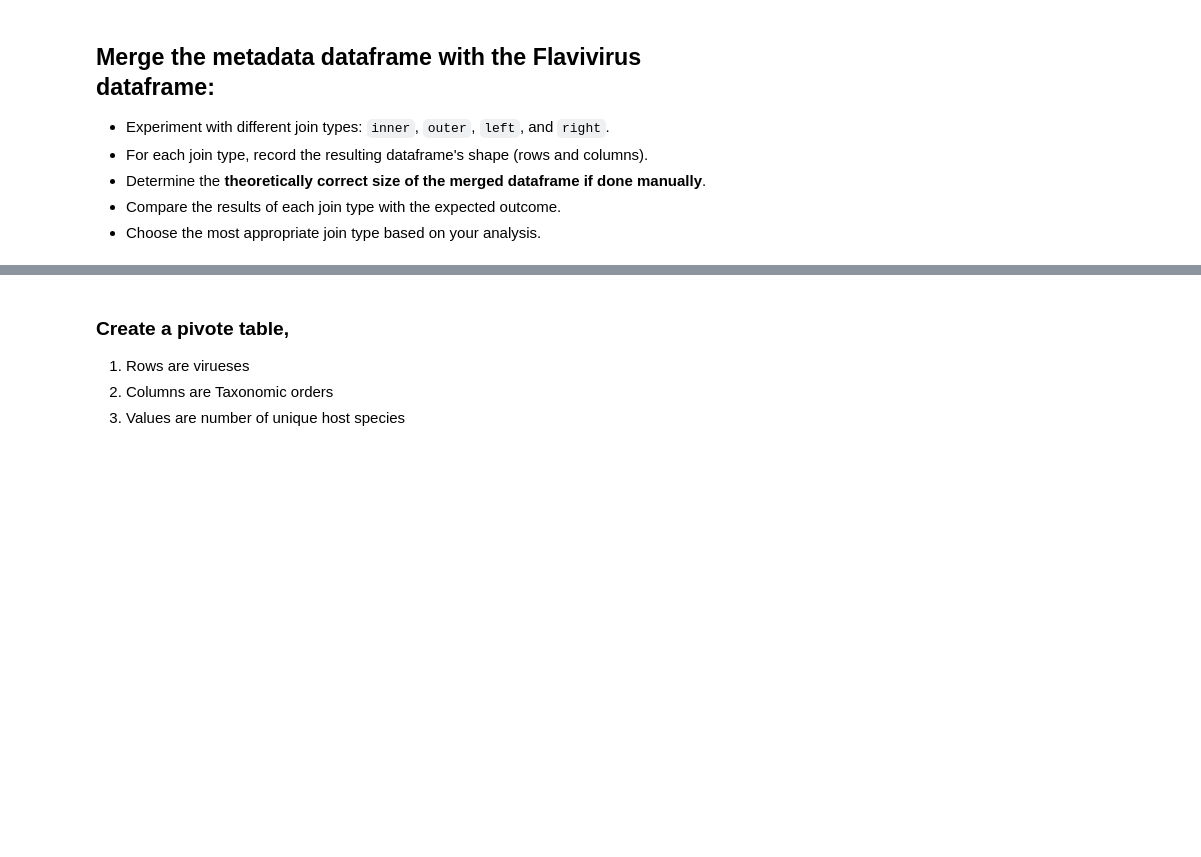
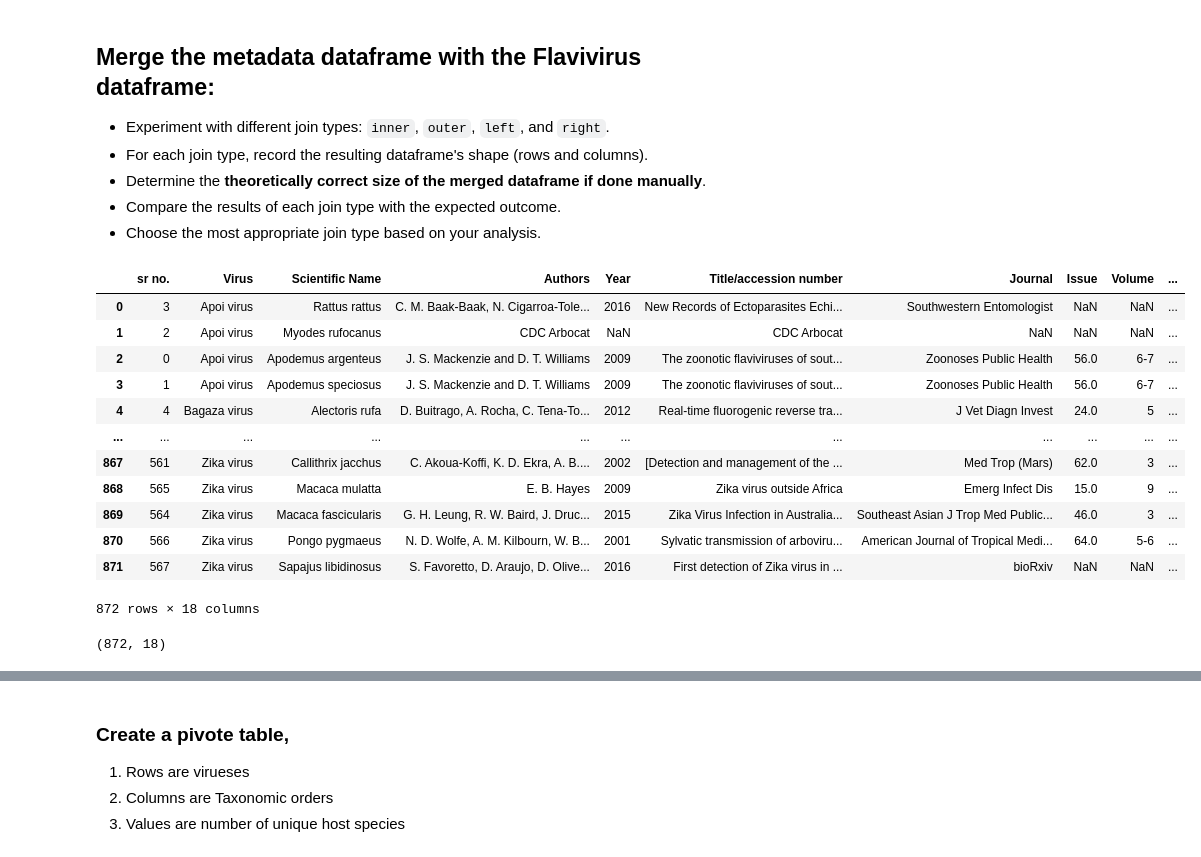
Before and after one commit to smlicciardello-svg/MPM_200_Licciardello, a Jupyter notebook: Code/assignment_9_database_management.ipynb, the cells around one changed output, grey strips where cells are left out. Cells and saved outputs as stored; diff of their text form; code cells hidden in the pictures; blank space fills up the shorter version.

```diff
--- a/Code/assignment_9_database_management.ipynb
+++ b/Code/assignment_9_database_management.ipynb
@@ -273,3 +375,26 @@ pd.merge(Species_level_only_birds, mammals_meta, left_on='Common name', right_on
 * Determine the **theoretically correct size of the merged dataframe if done manually**.
 * Compare the results of each join type with the expected outcome.
 * Choose the most appropriate join type based on your analysis.
+# %%
+#rename and inner merge
+metadata=metadata.rename(columns={'Scientific name' : 'Scientific Name'})
+merged_df_inner=pd.merge(df, metadata, on='Scientific Name', how='inner')
+merged_df_inner
+# %% [output]
+|  | sr no. | Virus | Scientific Name | Authors | Year | Title/accession number | Journal | Issue | Volume | ... |
+| 0 | 3 | Apoi virus | Rattus rattus | C. M. Baak-Baak, N. Cigarroa-Tole... | 2016 | New Records of Ectoparasites Echi... | Southwestern Entomologist | NaN | NaN | ... |
+| 1 | 2 | Apoi virus | Myodes rufocanus | CDC Arbocat | NaN | CDC Arbocat | NaN | NaN | NaN | ... |
+| 2 | 0 | Apoi virus | Apodemus argenteus | J. S. Mackenzie and D. T. Williams | 2009 | The zoonotic flaviviruses of sout... | Zoonoses Public Health | 56.0 | 6-7 | ... |
+| 3 | 1 | Apoi virus | Apodemus speciosus | J. S. Mackenzie and D. T. Williams | 2009 | The zoonotic flaviviruses of sout... | Zoonoses Public Health | 56.0 | 6-7 | ... |
+| 4 | 4 | Bagaza virus | Alectoris rufa | D. Buitrago, A. Rocha, C. Tena-To... | 2012 | Real-time fluorogenic reverse tra... | J Vet Diagn Invest | 24.0 | 5 | ... |
+| ... | ... | ... | ... | ... | ... | ... | ... | ... | ... | ... |
+| 867 | 561 | Zika virus | Callithrix jacchus | C. Akoua-Koffi, K. D. Ekra, A. B.... | 2002 | [Detection and management of the ... | Med Trop (Mars) | 62.0 | 3 | ... |
+| 868 | 565 | Zika virus | Macaca mulatta | E. B. Hayes | 2009 | Zika virus outside Africa | Emerg Infect Dis | 15.0 | 9 | ... |
+| 869 | 564 | Zika virus | Macaca fascicularis | G. H. Leung, R. W. Baird, J. Druc... | 2015 | Zika Virus Infection in Australia... | Southeast Asian J Trop Med Public... | 46.0 | 3 | ... |
+| 870 | 566 | Zika virus | Pongo pygmaeus | N. D. Wolfe, A. M. Kilbourn, W. B... | 2001 | Sylvatic transmission of arboviru... | American Journal of Tropical Medi... | 64.0 | 5-6 | ... |
+| 871 | 567 | Zika virus | Sapajus libidinosus | S. Favoretto, D. Araujo, D. Olive... | 2016 | First detection of Zika virus in ... | bioRxiv | NaN | NaN | ... |
+872 rows × 18 columns
+# %%
+merged_df_inner.shape
+# %% [output]
+(872, 18)
```
Also changed, not shown: parts of 24 cells of this notebook.
